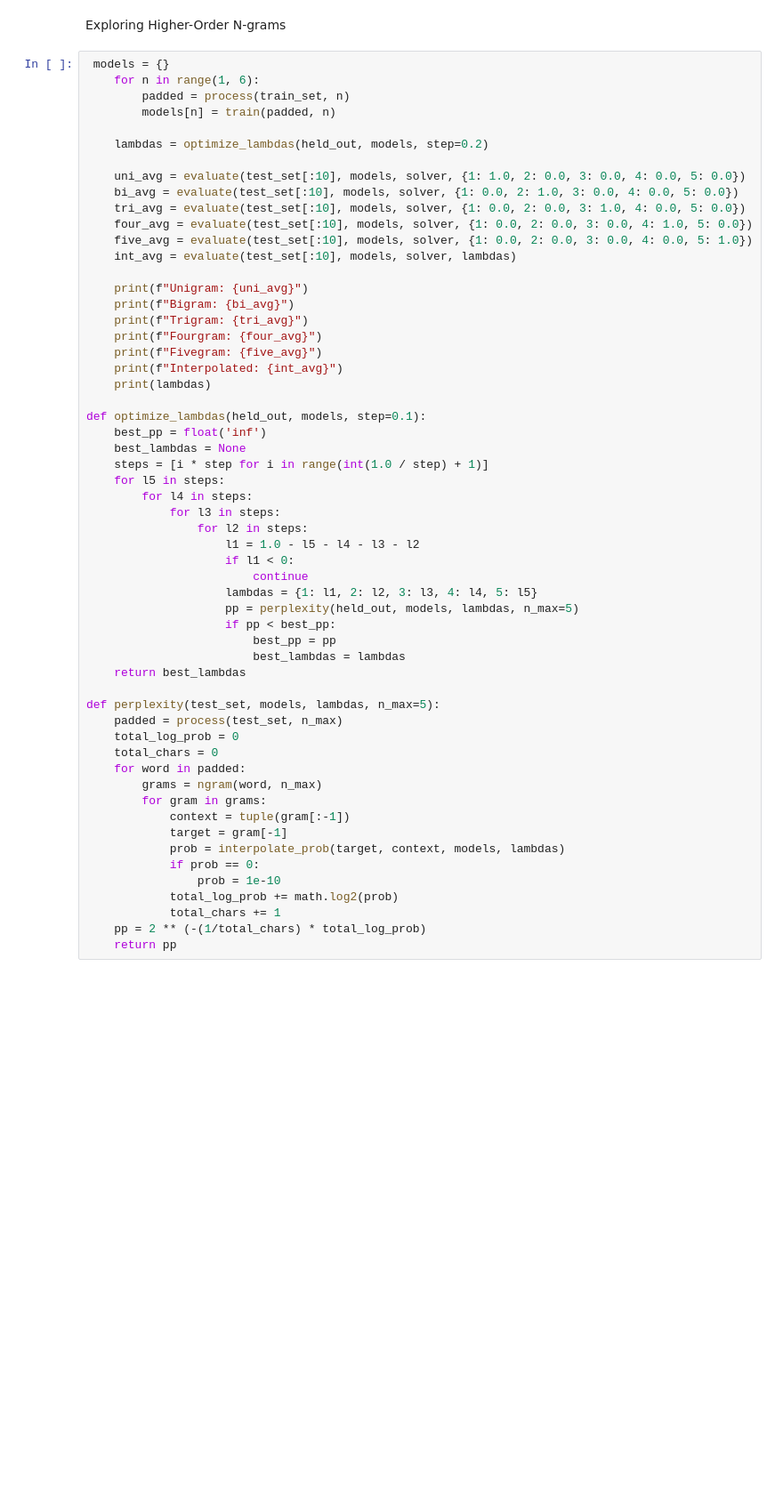
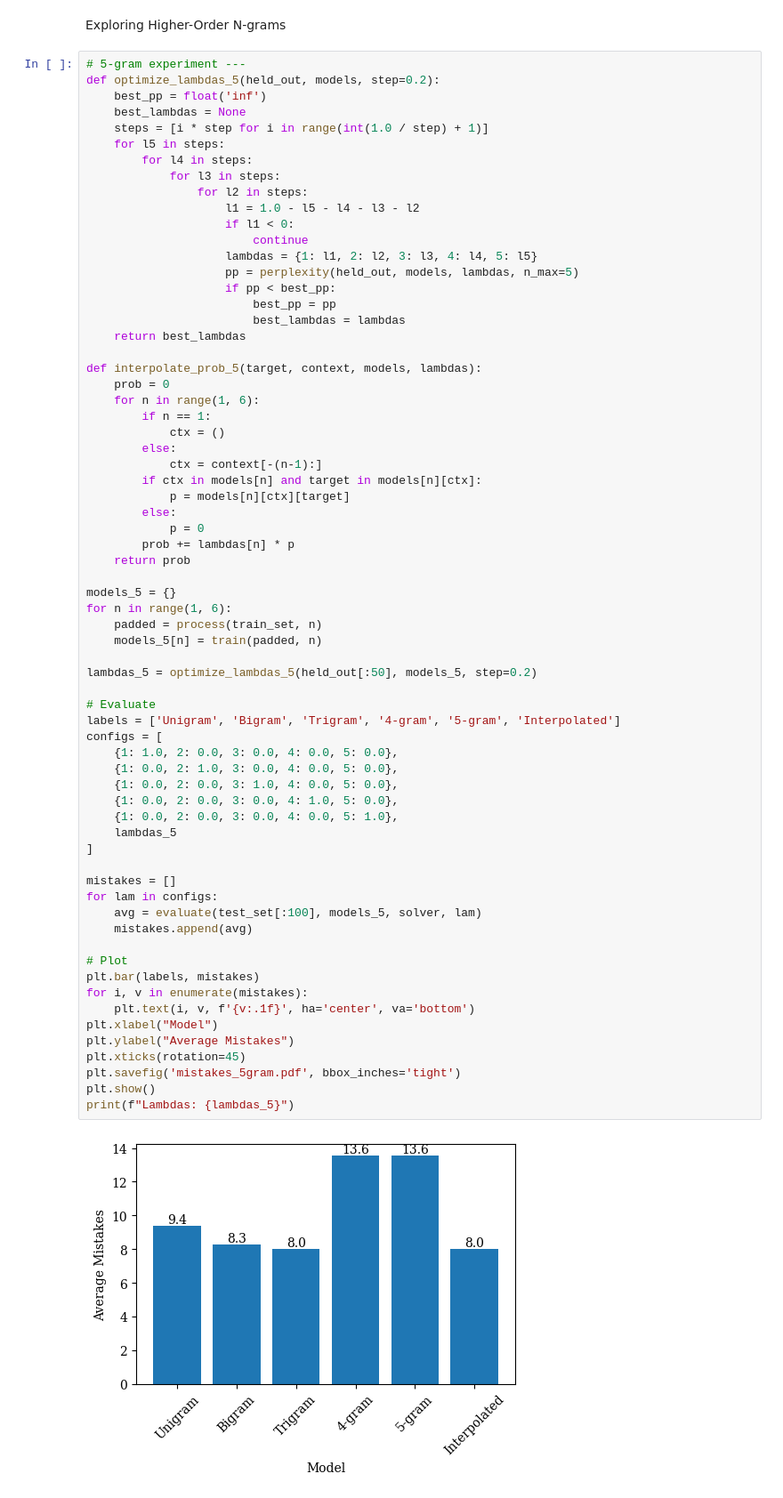
Before and after one commit to mindphil/mml, a Jupyter notebook: hangman/report_drafting.ipynb, the cells around one changed output. Shown at 89% size. Drawn from its saved outputs; the diff is of its cells as text; blank space fills up the shorter version.

```diff
--- a/hangman/report_drafting.ipynb
+++ b/hangman/report_drafting.ipynb
@@ -369,59 +369,71 @@ Threshold: 25% of letters revealed
 # %% [markdown]
 Exploring Higher-Order N-grams
 # %%
- models = {}
-    for n in range(1, 6):
-        padded = process(train_set, n)
-        models[n] = train(padded, n)
-
-    lambdas = optimize_lambdas(held_out, models, step=0.2)
-
-    uni_avg = evaluate(test_set[:10], models, solver, {1: 1.0, 2: 0.0, 3: 0.0, 4: 0.0, 5: 0.0})
-    bi_avg = evaluate(test_set[:10], models, solver, {1: 0.0, 2: 1.0, 3: 0.0, 4: 0.0, 5: 0.0})
-    tri_avg = evaluate(test_set[:10], models, solver, {1: 0.0, 2: 0.0, 3: 1.0, 4: 0.0, 5: 0.0})
-    four_avg = evaluate(test_set[:10], models, solver, {1: 0.0, 2: 0.0, 3: 0.0, 4: 1.0, 5: 0.0})
-    five_avg = evaluate(test_set[:10], models, solver, {1: 0.0, 2: 0.0, 3: 0.0, 4: 0.0, 5: 1.0})
-    int_avg = evaluate(test_set[:10], models, solver, lambdas)
-
-    print(f"Unigram: {uni_avg}")
-    print(f"Bigram: {bi_avg}")
-    print(f"Trigram: {tri_avg}")
-    print(f"Fourgram: {four_avg}")
-    print(f"Fivegram: {five_avg}")
-    print(f"Interpolated: {int_avg}")
-    print(lambdas)
-
-def optimize_lambdas(held_out, models, step=0.1):
+# 5-gram experiment ---
+def optimize_lambdas_5(held_out, models, step=0.2):
     best_pp = float('inf')
     best_lambdas = None
     steps = [i * step for i in range(int(1.0 / step) + 1)]
     for l5 in steps:
         for l4 in steps:
             for l3 in steps:
                 for l2 in steps:
                     l1 = 1.0 - l5 - l4 - l3 - l2
                     if l1 < 0:
                         continue
                     lambdas = {1: l1, 2: l2, 3: l3, 4: l4, 5: l5}
                     pp = perplexity(held_out, models, lambdas, n_max=5)
                     if pp < best_pp:
                         best_pp = pp
                         best_lambdas = lambdas
     return best_lambdas
 
-def perplexity(test_set, models, lambdas, n_max=5):
-    padded = process(test_set, n_max)
-    total_log_prob = 0
-    total_chars = 0
-    for word in padded:
-        grams = ngram(word, n_max)
-        for gram in grams:
-            context = tuple(gram[:-1])
-            target = gram[-1]
-            prob = interpolate_prob(target, context, models, lambdas)
-            if prob == 0:
-                prob = 1e-10
-            total_log_prob += math.log2(prob)
-            total_chars += 1
-    pp = 2 ** (-(1/total_chars) * total_log_prob)
-    return pp
+def interpolate_prob_5(target, context, models, lambdas):
+    prob = 0
+    for n in range(1, 6):
+        if n == 1:
+            ctx = ()
+        else:
+            ctx = context[-(n-1):]
+        if ctx in models[n] and target in models[n][ctx]:
+            p = models[n][ctx][target]
+        else:
+            p = 0
+        prob += lambdas[n] * p
+    return prob
+
+models_5 = {}
+for n in range(1, 6):
+    padded = process(train_set, n)
+    models_5[n] = train(padded, n)
+
+lambdas_5 = optimize_lambdas_5(held_out[:50], models_5, step=0.2)
+
+# Evaluate
+labels = ['Unigram', 'Bigram', 'Trigram', '4-gram', '5-gram', 'Interpolated']
+configs = [
+    {1: 1.0, 2: 0.0, 3: 0.0, 4: 0.0, 5: 0.0},
+    {1: 0.0, 2: 1.0, 3: 0.0, 4: 0.0, 5: 0.0},
+    {1: 0.0, 2: 0.0, 3: 1.0, 4: 0.0, 5: 0.0},
+    {1: 0.0, 2: 0.0, 3: 0.0, 4: 1.0, 5: 0.0},
+    {1: 0.0, 2: 0.0, 3: 0.0, 4: 0.0, 5: 1.0},
+    lambdas_5
+]
+
+mistakes = []
+for lam in configs:
+    avg = evaluate(test_set[:100], models_5, solver, lam)
+    mistakes.append(avg)
+
+# Plot
+plt.bar(labels, mistakes)
+for i, v in enumerate(mistakes):
+    plt.text(i, v, f'{v:.1f}', ha='center', va='bottom')
+plt.xlabel("Model")
+plt.ylabel("Average Mistakes")
+plt.xticks(rotation=45)
+plt.savefig('mistakes_5gram.pdf', bbox_inches='tight')
+plt.show()
+print(f"Lambdas: {lambdas_5}")
+# %% [output]
+[figure, added]
```
Also changed, not shown: parts of 3 cells of this notebook.
